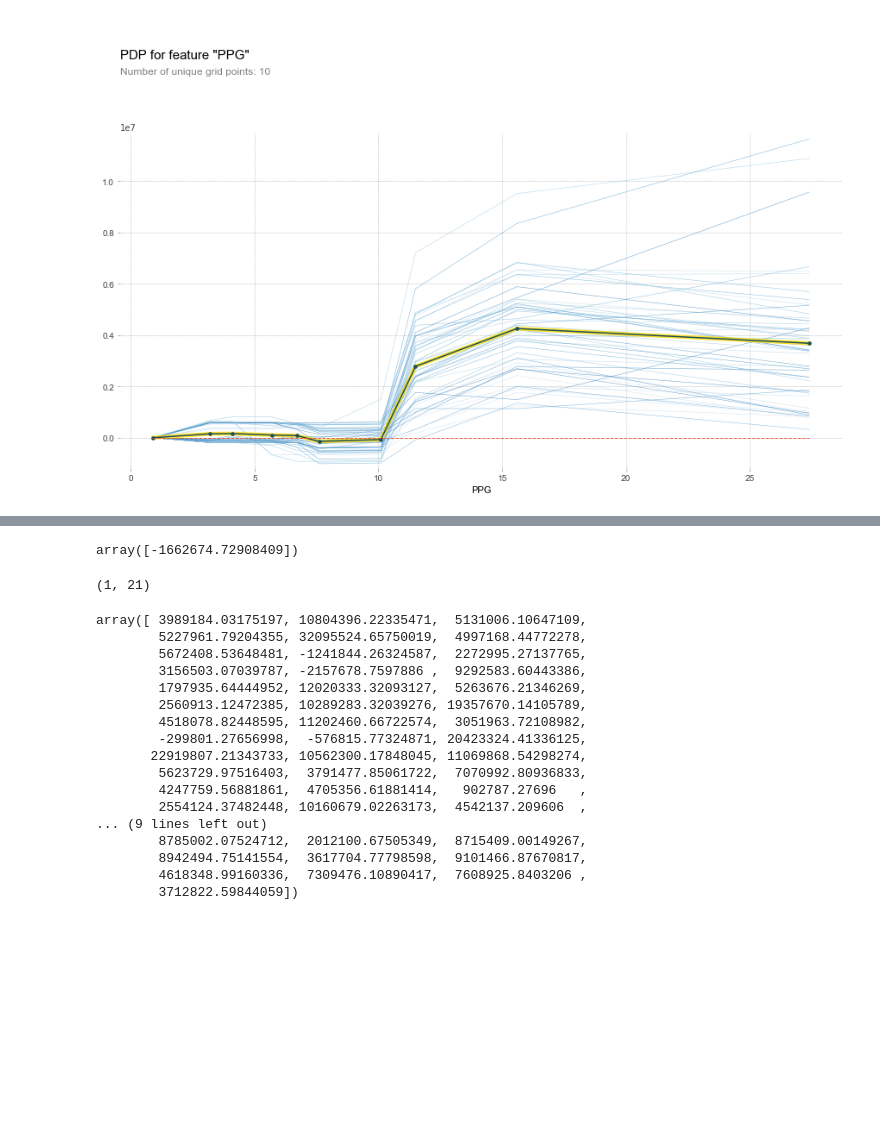
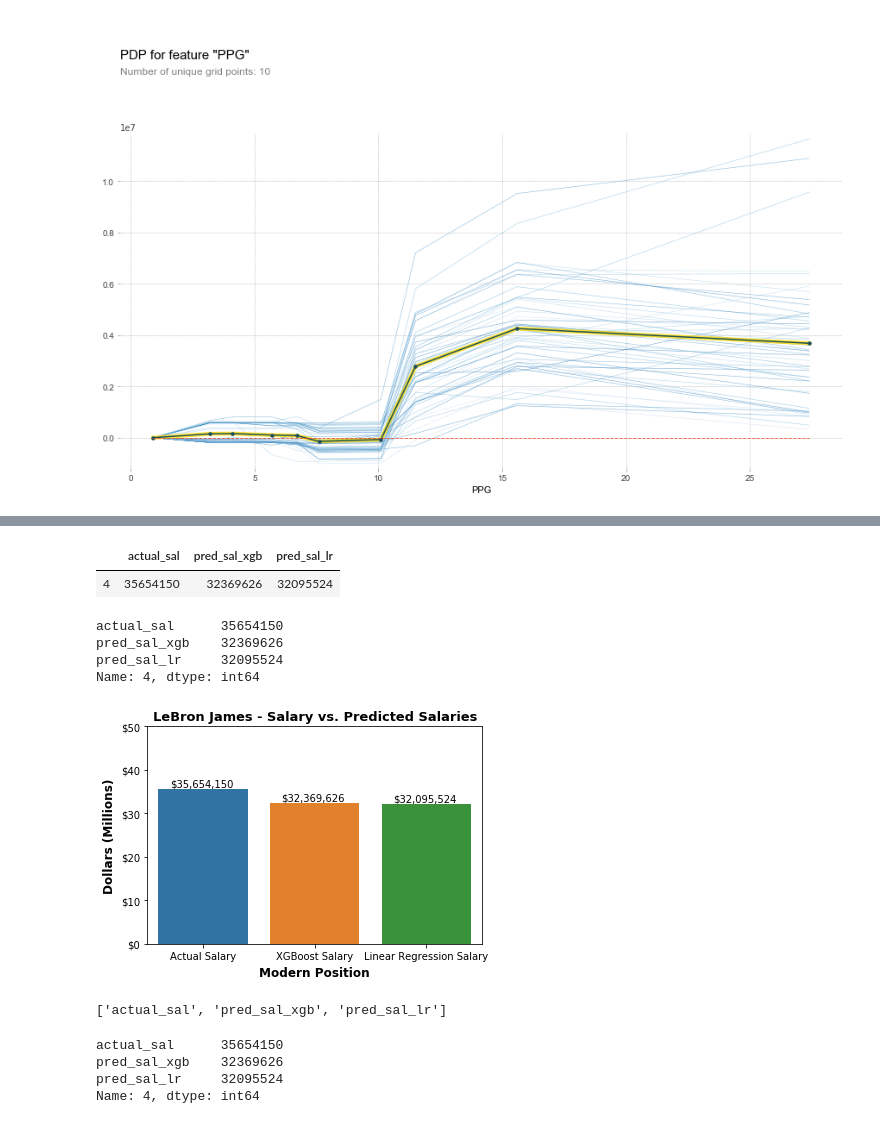
Before and after one commit to ianforrest11/dash, a Jupyter notebook: notebooks/Data Storytelling Project 2.ipynb, the cells around one changed output, grey strips where cells are left out. Saved outputs shown, nothing was run; the diff lists cells and outputs as text; code cells hidden in the pictures; blank space fills up the shorter version.

```diff
--- a/notebooks/Data Storytelling Project 2.ipynb
+++ b/notebooks/Data Storytelling Project 2.ipynb
@@ -467,28 +421,45 @@ df1 = pd.DataFrame(
-# %%
-lrpipeline.predict(df1)
-# %% [output]
-array([-1662674.72908409])
-# %%
-df1.shape
-# %% [output]
-(1, 21)
-# %%
-lrpipeline.predict(X_test)
-# %% [output]
-array([ 3989184.03175197, 10804396.22335471,  5131006.10647109,
-        5227961.79204355, 32095524.65750019,  4997168.44772278,
-        5672408.53648481, -1241844.26324587,  2272995.27137765,
-        3156503.07039787, -2157678.7597886 ,  9292583.60443386,
-        1797935.64444952, 12020333.32093127,  5263676.21346269,
-        2560913.12472385, 10289283.32039276, 19357670.14105789,
-        4518078.82448595, 11202460.66722574,  3051963.72108982,
-        -299801.27656998,  -576815.77324871, 20423324.41336125,
-       22919807.21343733, 10562300.17848045, 11069868.54298274,
-        5623729.97516403,  3791477.85061722,  7070992.80936833,
-        4247759.56881861,  4705356.61881414,   902787.27696   ,
-        2554124.37482448, 10160679.02263173,  4542137.209606  ,
-... (9 lines left out)
-        8785002.07524712,  2012100.67505349,  8715409.00149267,
-        8942494.75141554,  3617704.77798598,  9101466.87670817,
-        4618348.99160336,  7309476.10890417,  7608925.8403206 ,
-        3712822.59844059])
+# %%
+# separate lebron salaries into its own dataframe
+lebron = df2.loc[df2['Player'] == 'LeBron James']
+lebron = lebron[['actual_sal', 'pred_sal_xgb', 'pred_sal_lr']]
+# %%
+lebron
+# %% [output]
+|  | actual_sal | pred_sal_xgb | pred_sal_lr |
+| 4 | 35654150 | 32369626 | 32095524 |
+# %%
+a = list(lebron)
+b = lebron.iloc[0]
+# %%
+b
+# %% [output]
+actual_sal      35654150
+pred_sal_xgb    32369626
+pred_sal_lr     32095524
+Name: 4, dtype: int64
+# %%
+ax = sns.barplot(x=a, y=b)
+plt.title('LeBron James - Salary vs. Predicted Salaries',fontsize=13,weight='bold');
+ax.set_xticklabels(['Actual Salary', 'XGBoost Salary', 'Linear Regression Salary'])
+ax.set_yticklabels(['$0', '$10', '$20', '$30','$40','$50'])
+# set axis labels
+ax.set_xlabel('Modern Position',fontsize=12,labelpad=5,weight='bold',)
+ax.set_ylabel('Dollars (Millions)',fontsize=12,labelpad=5,weight='bold',)
+# set y limits of graph
+plt.ylim(0,50000000)
+# add annotation above each bar
+for p in ax.patches:
+    ax.annotate(f'${p.get_height():,.0f}', (p.get_x()+.1, p.get_height()+500000))
+# %% [output]
+[figure, added]
+# %%
+a
+# %% [output]
+['actual_sal', 'pred_sal_xgb', 'pred_sal_lr']
+# %%
+b
+# %% [output]
+actual_sal      35654150
+pred_sal_xgb    32369626
+pred_sal_lr     32095524
+Name: 4, dtype: int64
```
Also changed, not shown: parts of 13 cells of this notebook, 14 other files.
